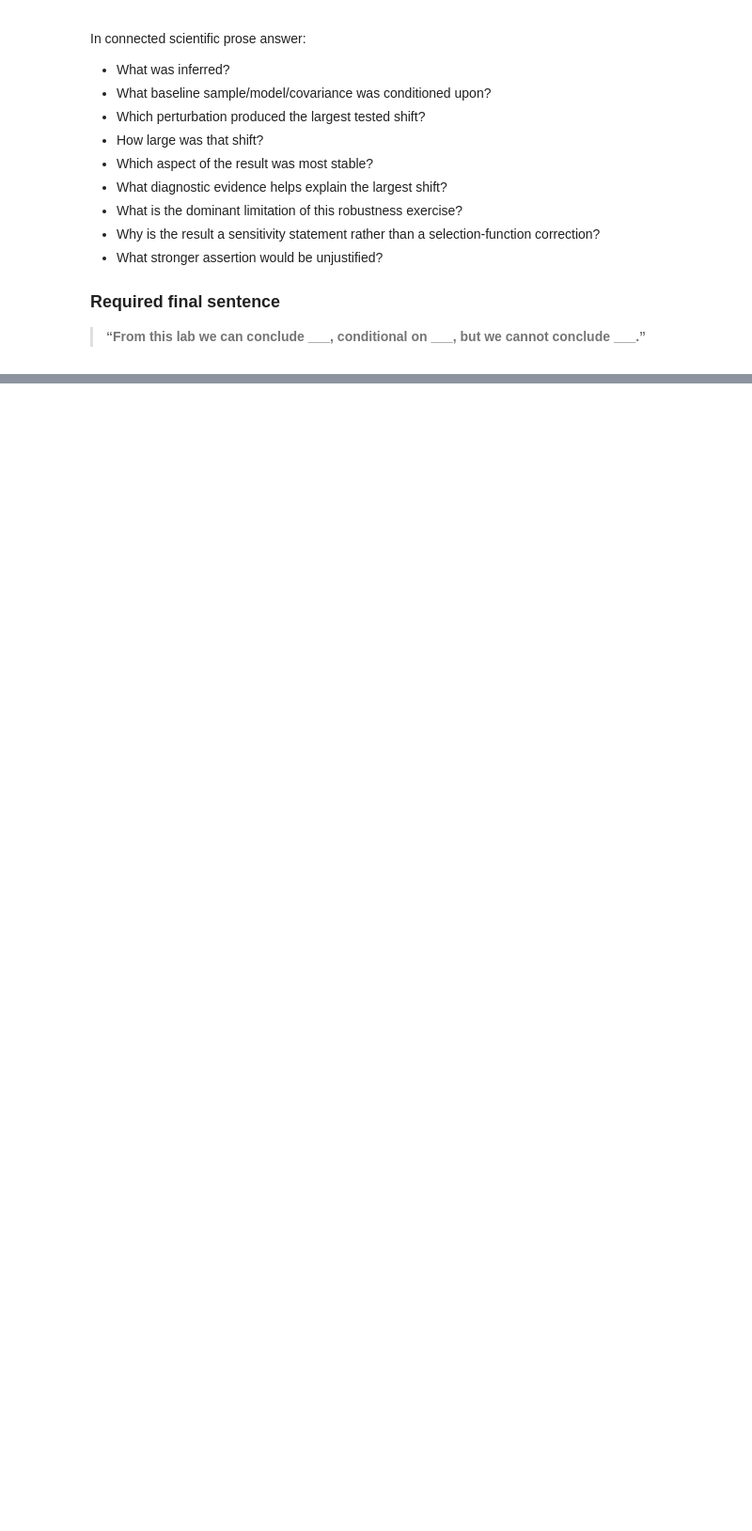
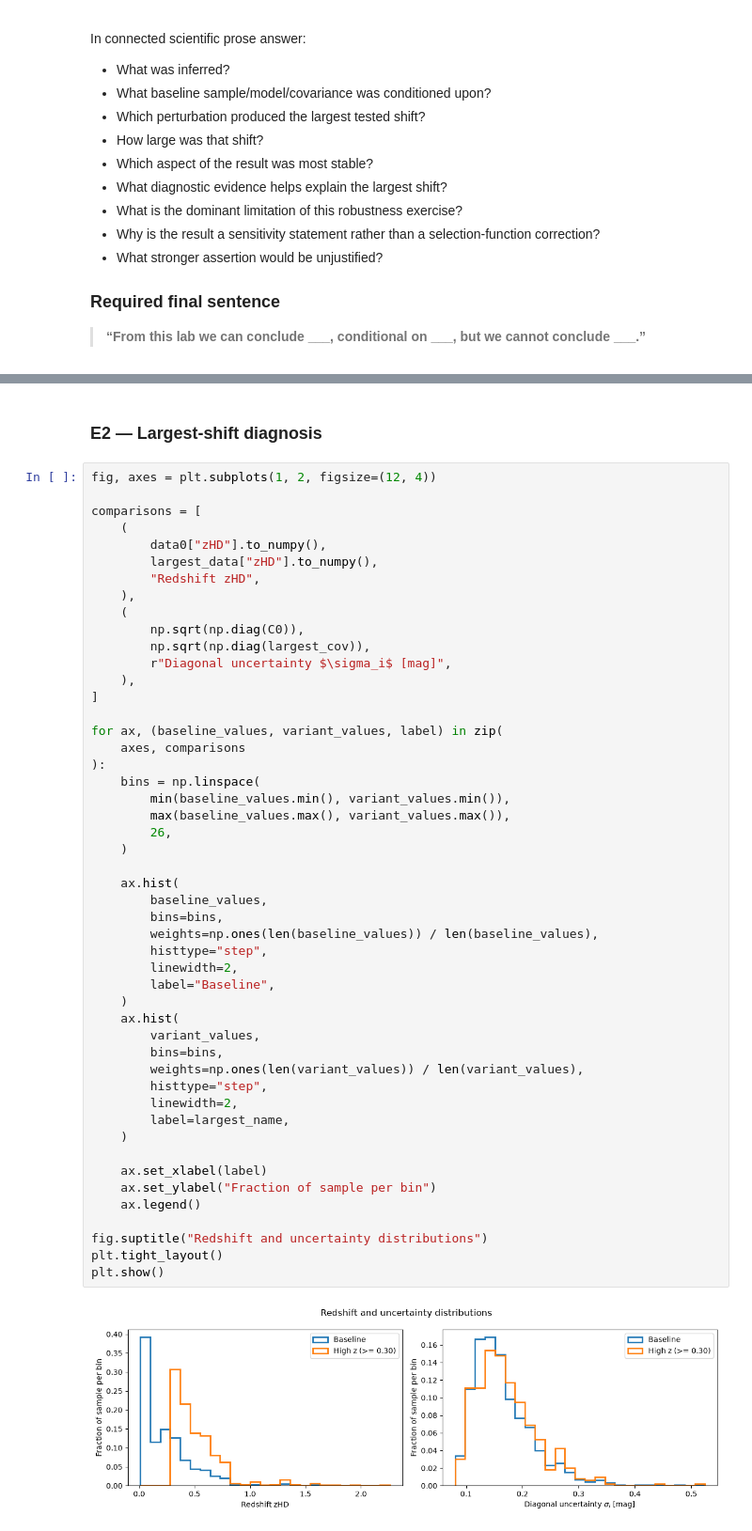
Before and after one commit to Natalia985/Astrostatistics_Observational_Cosmology, a Jupyter notebook: Labs/L06_GRADED_REAL_DATA_ROBUSTNESS_UPGRADED.ipynb, the cells around one changed output, grey strips where cells are left out. Shown at 94% size. Drawn from its saved outputs; the diff is of its cells as text; blank space fills up the shorter version.

```diff
--- a/Labs/L06_GRADED_REAL_DATA_ROBUSTNESS_UPGRADED.ipynb
+++ b/Labs/L06_GRADED_REAL_DATA_ROBUSTNESS_UPGRADED.ipynb
@@ -1392,0 +1528,53 @@ where relevant.
+# %% [markdown]
+### E2 — Largest-shift diagnosis
+# %%
+fig, axes = plt.subplots(1, 2, figsize=(12, 4))
+
+comparisons = [
+    (
+        data0["zHD"].to_numpy(),
+        largest_data["zHD"].to_numpy(),
+        "Redshift zHD",
+    ),
+    (
+        np.sqrt(np.diag(C0)),
+        np.sqrt(np.diag(largest_cov)),
+        r"Diagonal uncertainty $\sigma_i$ [mag]",
+    ),
+]
+
+for ax, (baseline_values, variant_values, label) in zip(
+    axes, comparisons
+):
+    bins = np.linspace(
+        min(baseline_values.min(), variant_values.min()),
+        max(baseline_values.max(), variant_values.max()),
+        26,
+    )
+
+    ax.hist(
+        baseline_values,
+        bins=bins,
+        weights=np.ones(len(baseline_values)) / len(baseline_values),
+        histtype="step",
+        linewidth=2,
+        label="Baseline",
+    )
+    ax.hist(
+        variant_values,
+        bins=bins,
+        weights=np.ones(len(variant_values)) / len(variant_values),
+        histtype="step",
+        linewidth=2,
+        label=largest_name,
+    )
+
+    ax.set_xlabel(label)
+    ax.set_ylabel("Fraction of sample per bin")
+    ax.legend()
+
+fig.suptitle("Redshift and uncertainty distributions")
+plt.tight_layout()
+plt.show()
+# %% [output]
+[figure, added]
```
Also changed, not shown: parts of 48 cells of this notebook.
